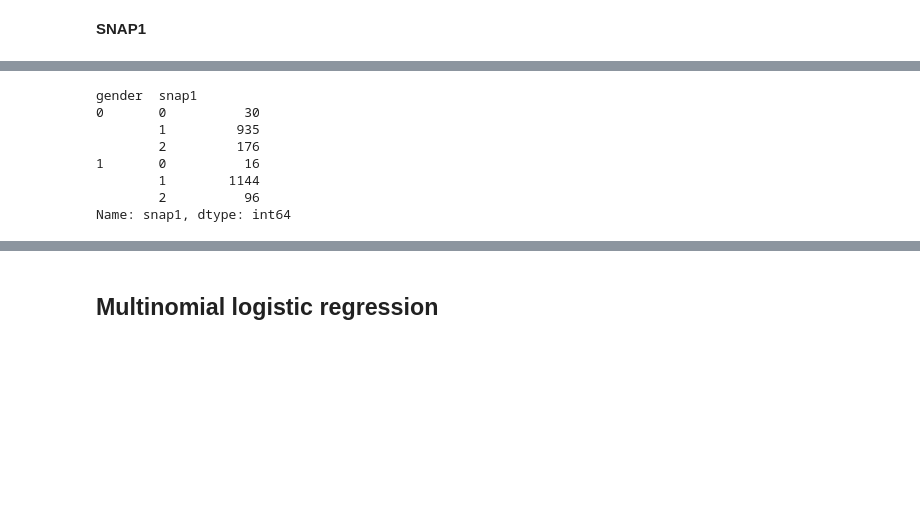
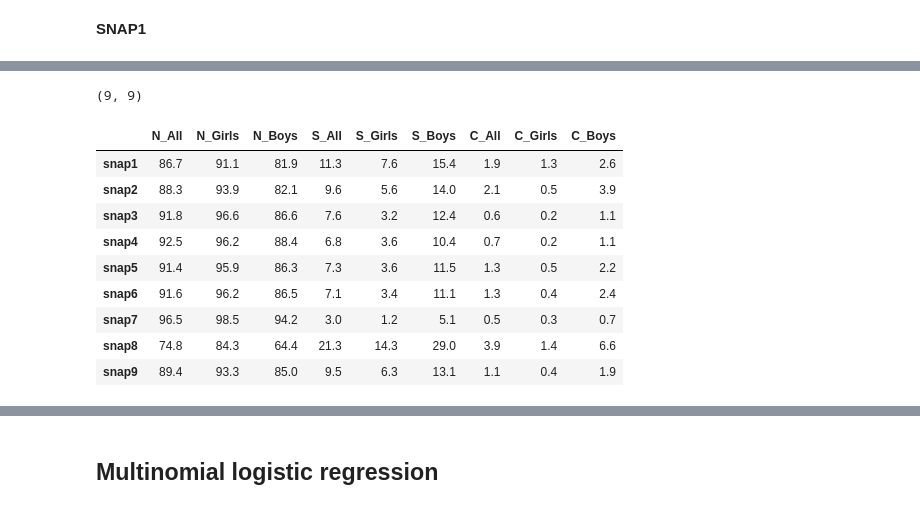
Before and after one commit to arvidl/inattention-populationsample, a Jupyter notebook: notebooks/prediction.ipynb, the cells around one changed output, grey strips where cells are left out. Cells and saved outputs as stored; diff of their text form; code cells hidden in the pictures; blank space fills up the shorter version.

```diff
--- a/notebooks/prediction.ipynb
+++ b/notebooks/prediction.ipynb
@@ -179,11 +287,50 @@ df1.round(2)
 # %%
-dfC.groupby(['gender','snap1'])['snap1'].agg('count')
+# dfD.groupby(['gender','snap1'])['snap1'].agg('count')
-# %% [output]
-gender  snap1
-0       0          30
-        1         935
-        2         176
-1       0          16
-        1        1144
-        2          96
-Name: snap1, dtype: int64
+# %%
+def snap_freq(i):
+    snap = 'snap%d' % (i)
+    freq = pd.crosstab(index=dfD["gender"],columns=dfD[snap], margins=True)
+    freq.columns = ["NotTrue", "SomewhatTrue", "CertainlyTrue","rowtotal"]
+    freq.index= ["Girls","Boys","coltotal"]
+
+    columns = ['N_All', 'N_Girls', 'N_Boys', 'S_All', 'S_Girls', 'S_Boys', 'C_All', 'C_Girls', 'C_Boys']
+    index = [snap]
+    df_ = pd.DataFrame(index=index, columns=columns)
+    df_ = 100*freq.div(freq["rowtotal"],axis=0)
+    N_All = df_.NotTrue['coltotal']
+    N_Girls = df_.NotTrue['Girls']
+    N_Boys = df_.NotTrue['Boys']
+    S_All = df_.SomewhatTrue['coltotal']
+    S_Girls = df_.SomewhatTrue['Girls']
+    S_Boys = df_.SomewhatTrue['Boys']
+    C_All = df_.CertainlyTrue['coltotal']
+    C_Girls = df_.CertainlyTrue['Girls']
+    C_Boys = df_.CertainlyTrue['Boys']
+    return freq, df_, N_All, N_Girls, N_Boys, S_All, S_Girls, S_Boys, C_All, C_Girls, C_Boys
+# %%
+index = ['snap1','snap2','snap3','snap4', 'snap5','snap6','snap7','snap8','snap9']
+columns = ['N_All', 'N_Girls', 'N_Boys', 'S_All', 'S_Girls', 'S_Boys', 'C_All', 'C_Girls', 'C_Boys']
+df_ = pd.DataFrame(index=index, columns=columns)
+df_ = df_.fillna(0) # with 0s rather than NaNs
+print(df_.shape)
+# df_
+# %% [output]
+(9, 9)
+# %%
+for i in range(9):
+    freq, sf, N_all, N_Girls, N_Boys, S_all, S_Girls, S_Boys, C_all, C_Girls, C_Boys = snap_freq(i+1)
+    df_.iloc[i,0:] = [N_all, N_Girls, N_Boys, S_all, S_Girls, S_Boys, C_all, C_Girls, C_Boys]
+
+# df_.round(2).to_latex()
+df_.round(1)
+# %% [output]
+|  | N_All | N_Girls | N_Boys | S_All | S_Girls | S_Boys | C_All | C_Girls | C_Boys |
+| snap1 | 86.7 | 91.1 | 81.9 | 11.3 | 7.6 | 15.4 | 1.9 | 1.3 | 2.6 |
+| snap2 | 88.3 | 93.9 | 82.1 | 9.6 | 5.6 | 14.0 | 2.1 | 0.5 | 3.9 |
+| snap3 | 91.8 | 96.6 | 86.6 | 7.6 | 3.2 | 12.4 | 0.6 | 0.2 | 1.1 |
+| snap4 | 92.5 | 96.2 | 88.4 | 6.8 | 3.6 | 10.4 | 0.7 | 0.2 | 1.1 |
+| snap5 | 91.4 | 95.9 | 86.3 | 7.3 | 3.6 | 11.5 | 1.3 | 0.5 | 2.2 |
+| snap6 | 91.6 | 96.2 | 86.5 | 7.1 | 3.4 | 11.1 | 1.3 | 0.4 | 2.4 |
+| snap7 | 96.5 | 98.5 | 94.2 | 3.0 | 1.2 | 5.1 | 0.5 | 0.3 | 0.7 |
+| snap8 | 74.8 | 84.3 | 64.4 | 21.3 | 14.3 | 29.0 | 3.9 | 1.4 | 6.6 |
+| snap9 | 89.4 | 93.3 | 85.0 | 9.5 | 6.3 | 13.1 | 1.1 | 0.4 | 1.9 |
```
Also changed, not shown: parts of 51 cells of this notebook.
